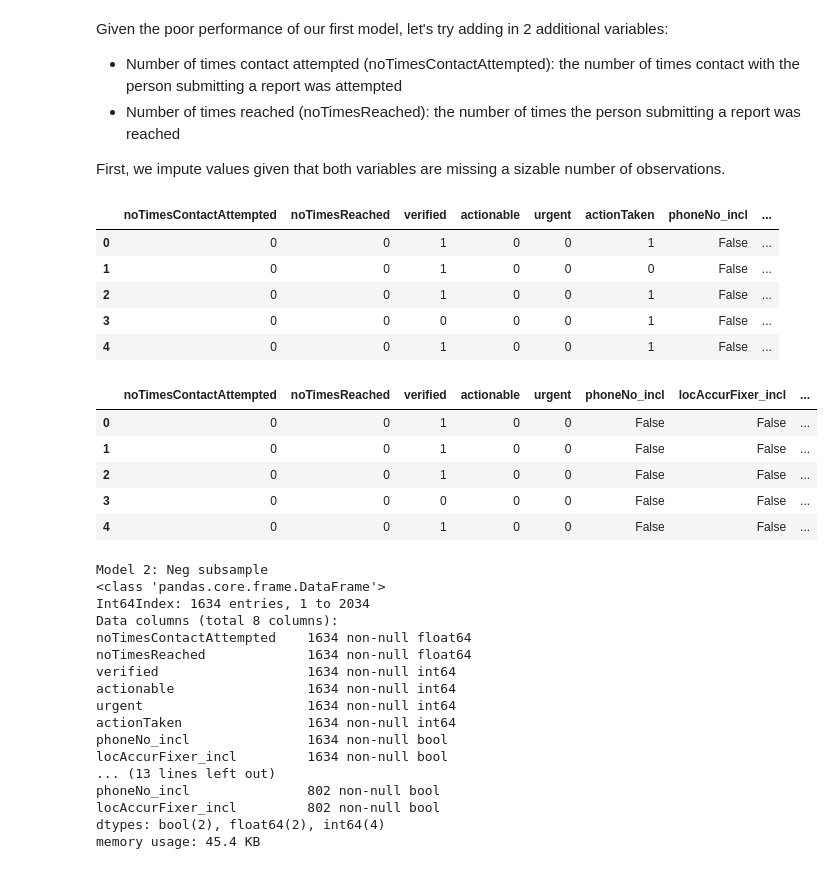
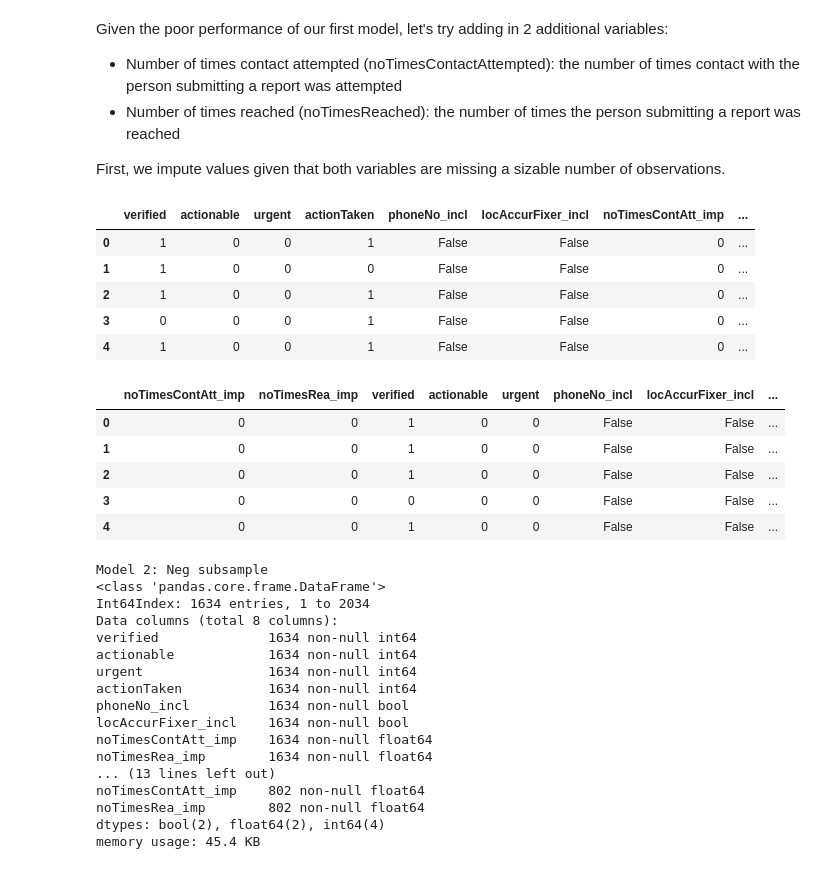
Before and after one commit to sttung/DAT_SF_16, a Jupyter notebook: Final_Project/1_PrelimAnalysis-v2.ipynb, the cells around one changed output. Cells and saved outputs as stored; diff of their text form; code cells hidden in the pictures.

```diff
--- a/Final_Project/1_PrelimAnalysis-v2.ipynb
+++ b/Final_Project/1_PrelimAnalysis-v2.ipynb
@@ -439,33 +437,36 @@ First, we impute values given that both variables are missing a sizable number o
 # %%
 # Create a new dataframe so we don't overwrite original data
 model2_data = data
 
 # Fill missing values for both variables with a 0
-model2_data.noTimesContactAttempted.fillna(0, inplace=True)
-model2_data.noTimesReached.fillna(0, inplace=True)
+model2_data['noTimesContAtt_imp'] = model2_data.noTimesContactAttempted.fillna(0)
+model2_data['noTimesRea_imp'] = model2_data.noTimesReached.fillna(0)
 model2_data.describe()
 
 # Drop extraneous variables
-model2a = model2_data.drop(['caseID','incidentTitle','incidentDate','location','desc','category',\
+# Create a list with the name of variables we aren't using. Reference in the future to avoid listing out all the names again.
+extr_var = ['caseID','incidentTitle','incidentDate','location','desc','category',\
              'latitude','longitude','phoneNo','mostAffctDistr','locAccuracy','forApproval',\
                   'routedStatusOrg','noTimesRouted','locAccurFixer', 'dispatchStatus_orgagreed',\
                   'dispatchOrgCapacity','firstName','lastName','email','closed',\
-                  'actionSumm','comment','commentDate', 'approved'], axis=1)
+                  'actionSumm','comment','commentDate', 'approved','noTimesContactAttempted',\
+                           'noTimesReached']
+model2a = model2_data.drop(extr_var, axis=1)
 model2a.head()
 # %% [output]
-|  | noTimesContactAttempted | noTimesReached | verified | actionable | urgent | actionTaken | phoneNo_incl | ... |
-| 0 | 0 | 0 | 1 | 0 | 0 | 1 | False | ... |
-| 1 | 0 | 0 | 1 | 0 | 0 | 0 | False | ... |
-| 2 | 0 | 0 | 1 | 0 | 0 | 1 | False | ... |
-| 3 | 0 | 0 | 0 | 0 | 0 | 1 | False | ... |
-| 4 | 0 | 0 | 1 | 0 | 0 | 1 | False | ... |
+|  | verified | actionable | urgent | actionTaken | phoneNo_incl | locAccurFixer_incl | noTimesContAtt_imp | ... |
+| 0 | 1 | 0 | 0 | 1 | False | False | 0 | ... |
+| 1 | 1 | 0 | 0 | 0 | False | False | 0 | ... |
+| 2 | 1 | 0 | 0 | 1 | False | False | 0 | ... |
+| 3 | 0 | 0 | 0 | 1 | False | False | 0 | ... |
+| 4 | 1 | 0 | 0 | 1 | False | False | 0 | ... |
 # %%
 # Create another dataframe to use for the test dataset
-model2b = data[['noTimesContactAttempted', 'noTimesReached', 'verified', 'actionable', 'urgent', \
+model2b = data[['noTimesContAtt_imp', 'noTimesRea_imp', 'verified', 'actionable', 'urgent', \
                 'phoneNo_incl', 'locAccurFixer_incl', 'actionTaken']]
 model2b.head()
 # %% [output]
-|  | noTimesContactAttempted | noTimesReached | verified | actionable | urgent | phoneNo_incl | locAccurFixer_incl | ... |
+|  | noTimesContAtt_imp | noTimesRea_imp | verified | actionable | urgent | phoneNo_incl | locAccurFixer_incl | ... |
 | 0 | 0 | 0 | 1 | 0 | 0 | False | False | ... |
 | 1 | 0 | 0 | 1 | 0 | 0 | False | False | ... |
 | 2 | 0 | 0 | 1 | 0 | 0 | False | False | ... |
@@ -493,17 +494,17 @@ Model 2: Neg subsample
 <class 'pandas.core.frame.DataFrame'>
 Int64Index: 1634 entries, 1 to 2034
 Data columns (total 8 columns):
-noTimesContactAttempted    1634 non-null float64
-noTimesReached             1634 non-null float64
-verified                   1634 non-null int64
-actionable                 1634 non-null int64
-urgent                     1634 non-null int64
-actionTaken                1634 non-null int64
-phoneNo_incl               1634 non-null bool
-locAccurFixer_incl         1634 non-null bool
+verified              1634 non-null int64
+actionable            1634 non-null int64
+urgent                1634 non-null int64
+actionTaken           1634 non-null int64
+phoneNo_incl          1634 non-null bool
+locAccurFixer_incl    1634 non-null bool
+noTimesContAtt_imp    1634 non-null float64
+noTimesRea_imp        1634 non-null float64
 ... (13 lines left out)
-phoneNo_incl               802 non-null bool
-locAccurFixer_incl         802 non-null bool
+noTimesContAtt_imp    802 non-null float64
+noTimesRea_imp        802 non-null float64
 dtypes: bool(2), float64(2), int64(4)
 memory usage: 45.4 KB
 # %%
```
Also changed, not shown: parts of 7 cells of this notebook, 3 other files.
